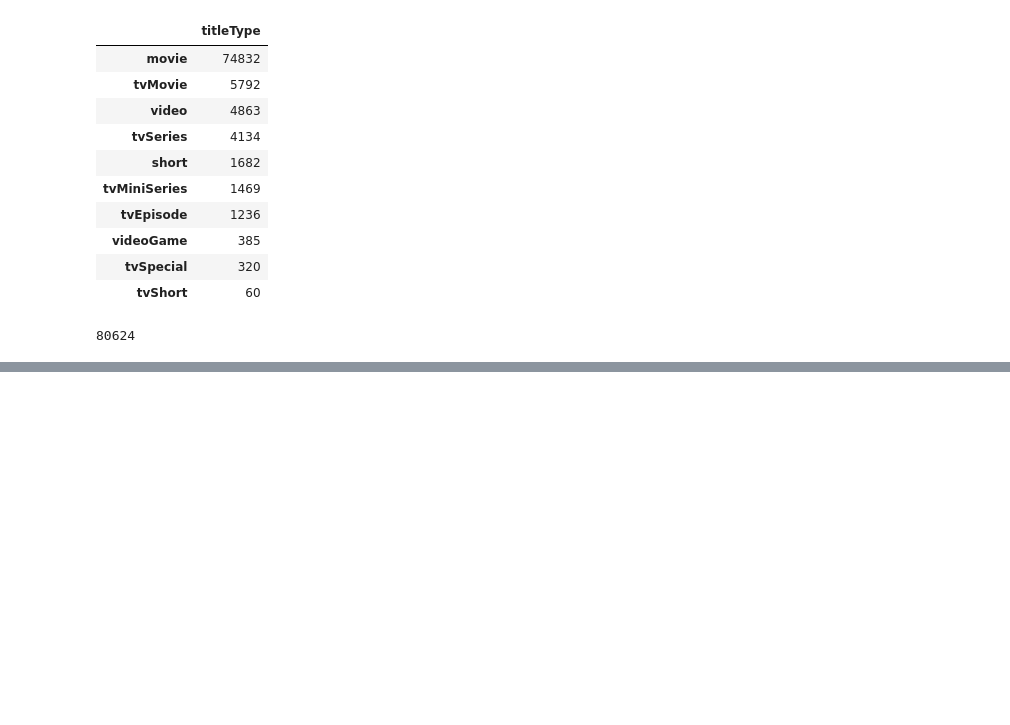
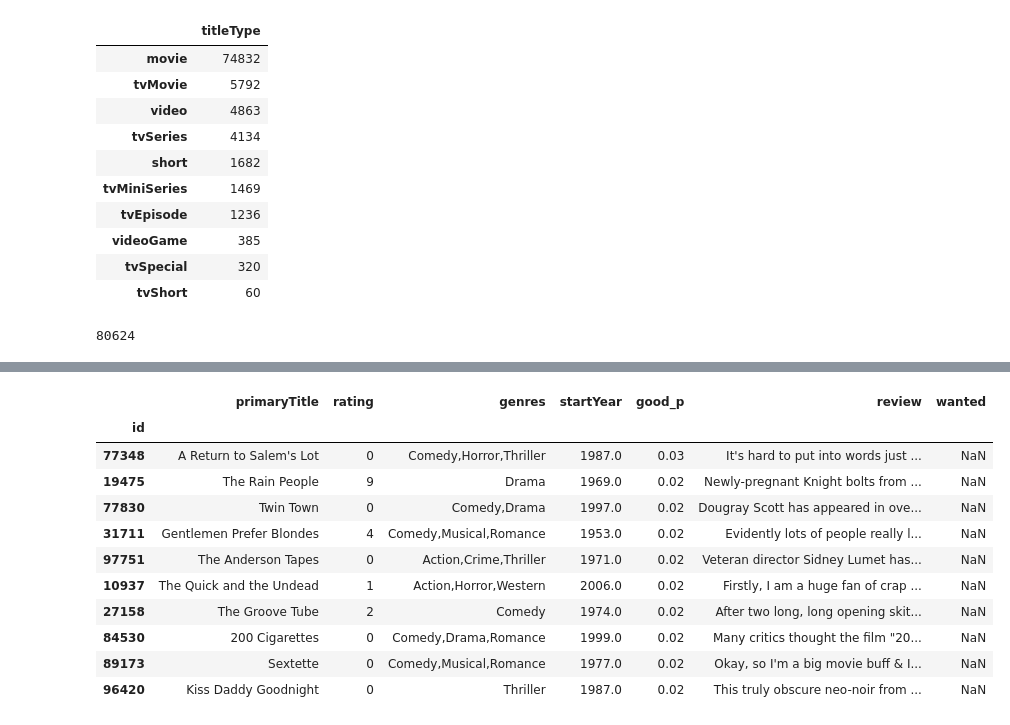
Before and after one commit to castle8080/castle_analysis, a Jupyter notebook: movie_al/04.ALWantToWatchTraining.ipynb, the cells around one changed output, grey strips where cells are left out. Saved outputs shown, nothing was run; the diff lists cells and outputs as text; code cells hidden in the pictures; blank space fills up the shorter version.

```diff
--- a/movie_al/04.ALWantToWatchTraining.ipynb
+++ b/movie_al/04.ALWantToWatchTraining.ipynb
@@ -334,0 +374,16 @@ learner.teach(X_pool[query_idx], y_new)
+# %%
+# Show worst 10
+reviews_wp[['primaryTitle', 'rating', 'genres', 'startYear', 'good_p', 'review', 'wanted']].tail(10)
+# %% [output]
+|  | primaryTitle | rating | genres | startYear | good_p | review | wanted |
+| id |  |  |  |  |  |  |  |
+| 77348 | A Return to Salem's Lot | 0 | Comedy,Horror,Thriller | 1987.0 | 0.03 | It's hard to put into words just ... | NaN |
+| 19475 | The Rain People | 9 | Drama | 1969.0 | 0.02 | Newly-pregnant Knight bolts from ... | NaN |
+| 77830 | Twin Town | 0 | Comedy,Drama | 1997.0 | 0.02 | Dougray Scott has appeared in ove... | NaN |
+| 31711 | Gentlemen Prefer Blondes | 4 | Comedy,Musical,Romance | 1953.0 | 0.02 | Evidently lots of people really l... | NaN |
+| 97751 | The Anderson Tapes | 0 | Action,Crime,Thriller | 1971.0 | 0.02 | Veteran director Sidney Lumet has... | NaN |
+| 10937 | The Quick and the Undead | 1 | Action,Horror,Western | 2006.0 | 0.02 | Firstly, I am a huge fan of crap ... | NaN |
+| 27158 | The Groove Tube | 2 | Comedy | 1974.0 | 0.02 | After two long, long opening skit... | NaN |
+| 84530 | 200 Cigarettes | 0 | Comedy,Drama,Romance | 1999.0 | 0.02 | Many critics thought the film "20... | NaN |
+| 89173 | Sextette | 0 | Comedy,Musical,Romance | 1977.0 | 0.02 | Okay, so I'm a big movie buff & I... | NaN |
+| 96420 | Kiss Daddy Goodnight | 0 | Thriller | 1987.0 | 0.02 | This truly obscure neo-noir from ... | NaN |
```
Also changed, not shown: parts of 38 cells of this notebook, 1 other file.
